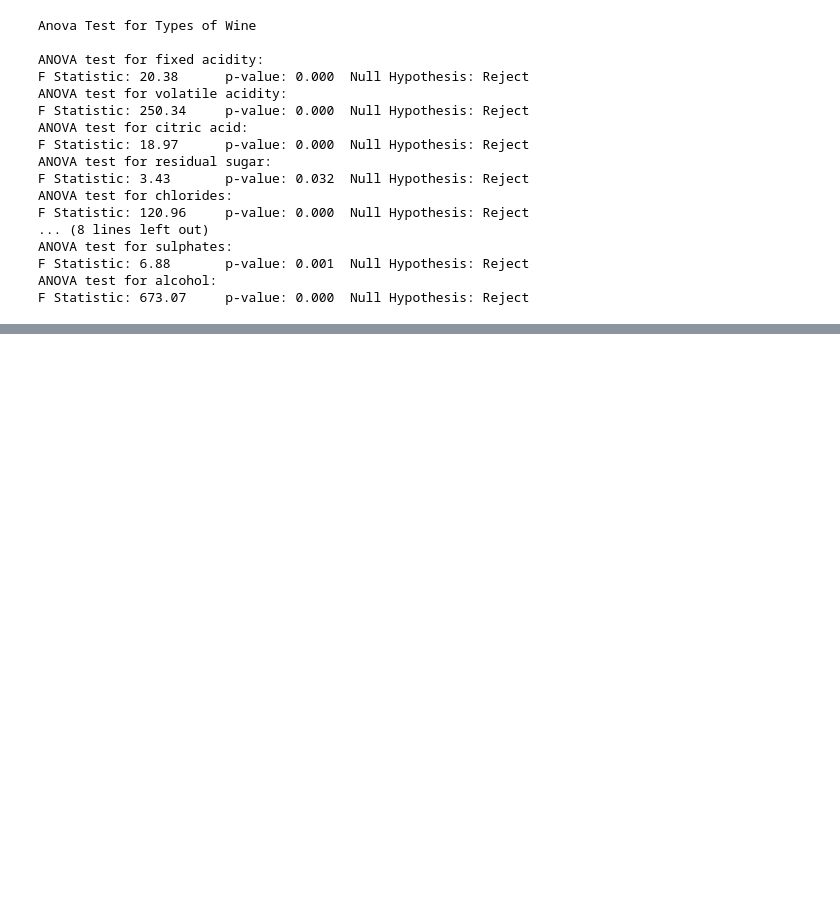
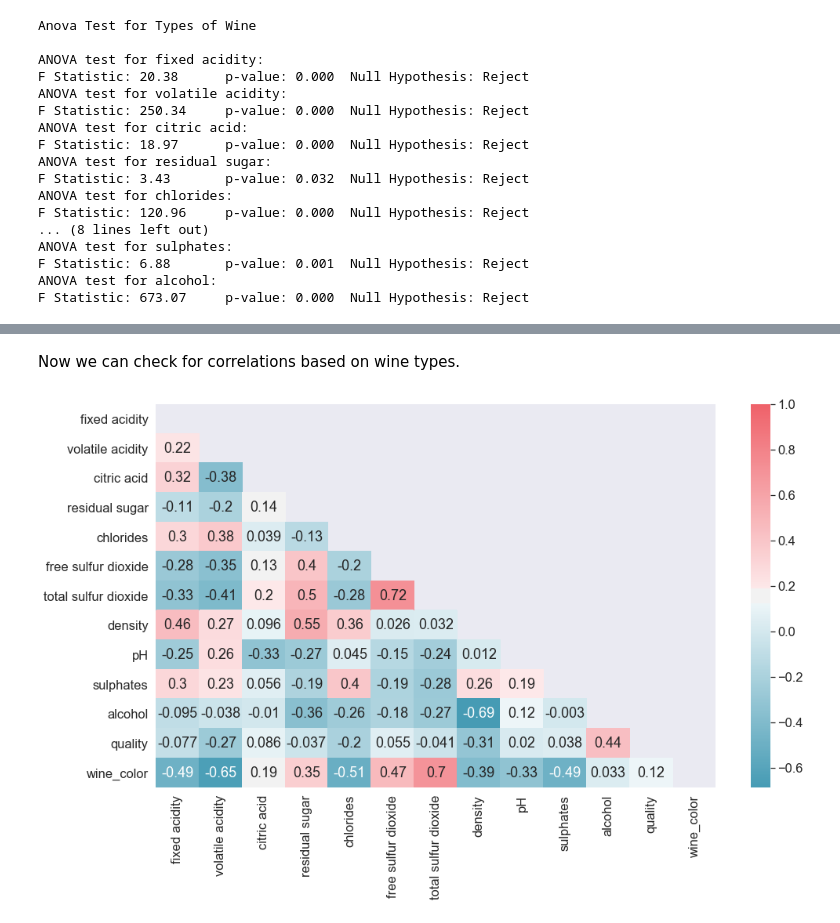
Before and after one commit to nwdelafu/wine-quality, a Jupyter notebook: main.ipynb, the cells around one changed output, grey strips where cells are left out. Saved outputs shown, nothing was run; the diff lists cells and outputs as text; code cells hidden in the pictures; blank space fills up the shorter version.

Commit message:
Finished Hypothesis testing, checking correlations and pair plots

```diff
--- a/main.ipynb
+++ b/main.ipynb
@@ -493,0 +520,22 @@ F Statistic: 673.07     p-value: 0.000  Null Hypothesis: Reject
+# %%
+# re-shuffle data to randomize data points
+wine = wine.sample(frac = 1, random_state = 77).reset_index(drop = True)
+type_encoder = LabelEncoder()
+wine['wine_color'] = type_encoder.fit_transform(wine['wine_color'].values)
+# 'white': 1, 'red': 0
+# %% [markdown]
+Now we can check for correlations based on wine types.
+# %%
+sns.set(font_scale=1.5)
+corr = wine.corr().drop('label', axis = 1)
+type_sorted = corr.sort_values('wine_color', ascending = False).keys()
+corr_matrix = corr.loc[type_sorted, type_sorted] #sorts columns
+mask = np.zeros_like(corr_matrix, dtype = np.bool)
+mask[np.triu_indices_from(mask)] = True #mask for heatmap
+plt.figure(figsize = (16, 9))
+sns.heatmap(corr_matrix, cmap = sns.diverging_palette(h_neg = 220, h_pos = 10, s = 80, l = 60, as_cmap = True),
+            annot = True, mask = mask)
+
+plt.show()
+# %% [output]
+[figure, added]
```
Also changed, not shown: parts of 4 cells of this notebook.
